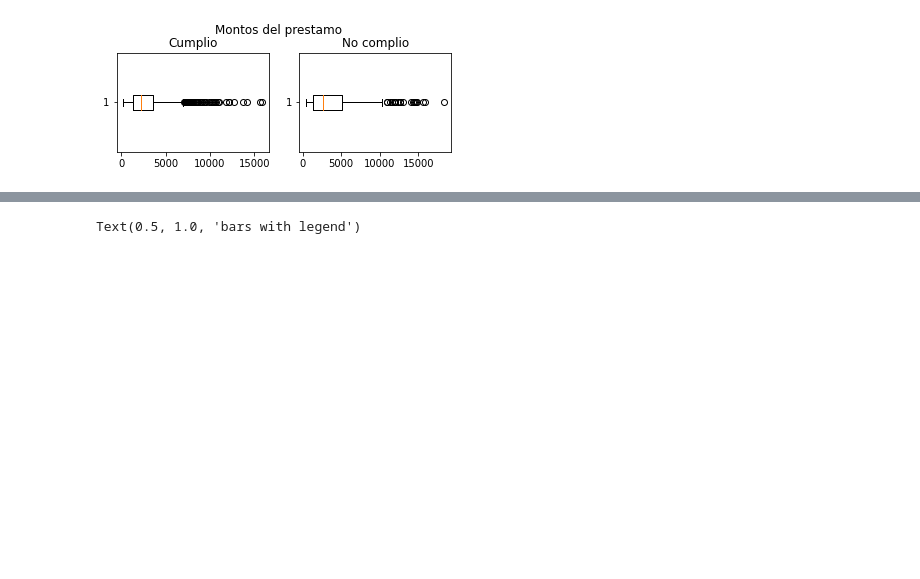
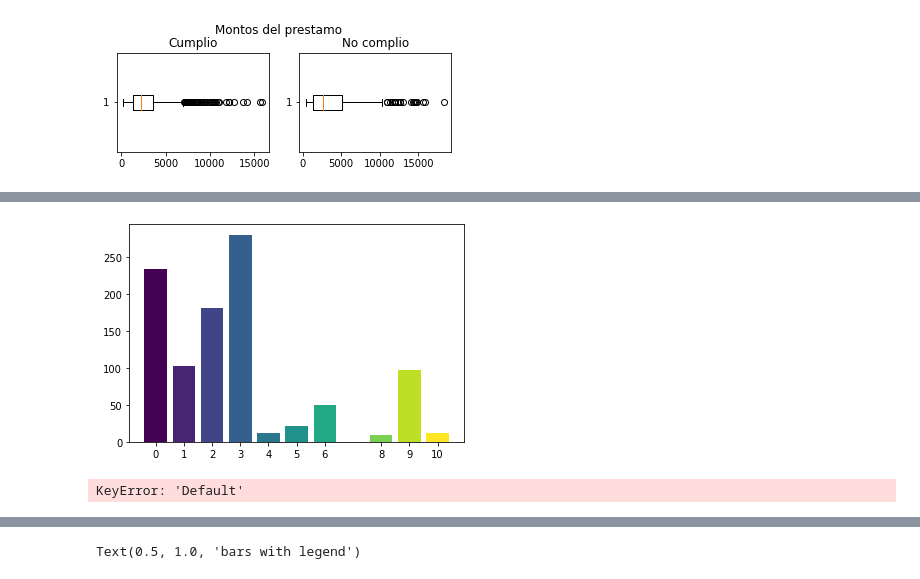
Before and after one commit to Afr063426/Proyecto_Est_Act_II, a Jupyter notebook: codigo.ipynb, the cells around one changed output, grey strips where cells are left out. Drawn from its saved outputs; the diff is of its cells as text; code cells hidden in the pictures; blank space fills up the shorter version.

```diff
--- a/codigo.ipynb
+++ b/codigo.ipynb
@@ -170,0 +180,54 @@ print(tabulate(savings_default,headers='keys',tablefmt='latex_longtable'))
+# %%
+x= data.loc[:, ["Proposito" ]]
+y=np.unique(x)
+my_cmap = plt.get_cmap("viridis")
+rescale = lambda y: (y - np.min(y)) / (np.max(y) - np.min(y))
+
+plt.bar(*np.unique(x, return_counts=True),  color=my_cmap(rescale(y)))
+plt.xticks(y)
+plt.show()
+# %% [output]
+[figure, added]
+# %%
+#Hacer que para cada uno de los labels este los defalu, me gusta más
+
+labels = ["Extranjero", "Nacional"]
+
+datosG1=pd.crosstab(index=data['Default'],columns=data['Extranjero'],margins=True)
+
+eje1=np.unique(datosG1[datosG1["Default"]==1], return_counts=True)
+eje2=np.unique(datosG1[datosG1["Default"]==0], return_counts=True)
+x = np.arange(len(labels))  # the label locations
+width = 0.5  # the width of the bars
+
+fig, ax = plt.subplots()
+rects1 = ax.bar(eje1[0]- width/2 ,eje1[1], width, label='Pago')
+rects2 = ax.bar(eje2[0]+ width/2, eje2[1], width, label='No pago')
+
+# Add some text for labels, title and custom x-axis tick labels, etc.
+ax.set_ylabel('Scores')
+ax.set_title('Scores by group and gender')
+ax.set_xticks(x)
+ax.set_xticklabels(labels)
+ax.legend()
+
+def autolabel(rects):
+    """Attach a text label above each bar in *rects*, displaying its height."""
+    for rect in rects:
+        height = rect.get_height()
+        ax.annotate('{}'.format(height),
+                    xy=(rect.get_x() + rect.get_width() / 2, height),
+                    xytext=(0, 3),  # 3 points vertical offset
+                    textcoords="offset points",
+                    ha='center', va='bottom')
+
+
+autolabel(rects1)
+autolabel(rects2)
+
+
+fig.tight_layout()
+
+plt.show()
+# %% [output]
+KeyError: 'Default'
```
Also changed, not shown: parts of 11 cells of this notebook.
